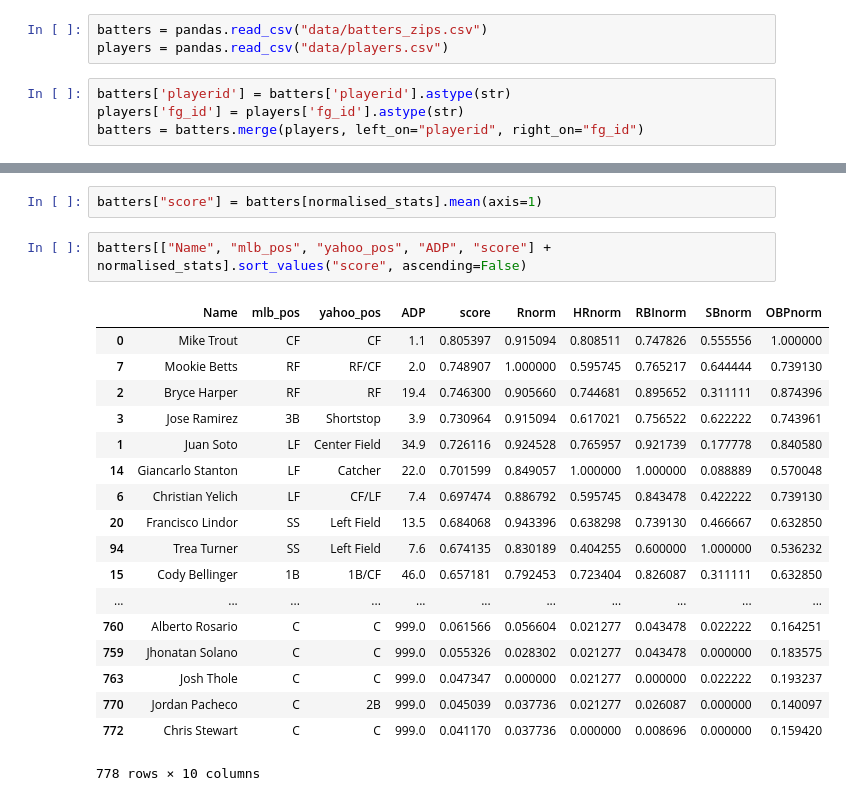
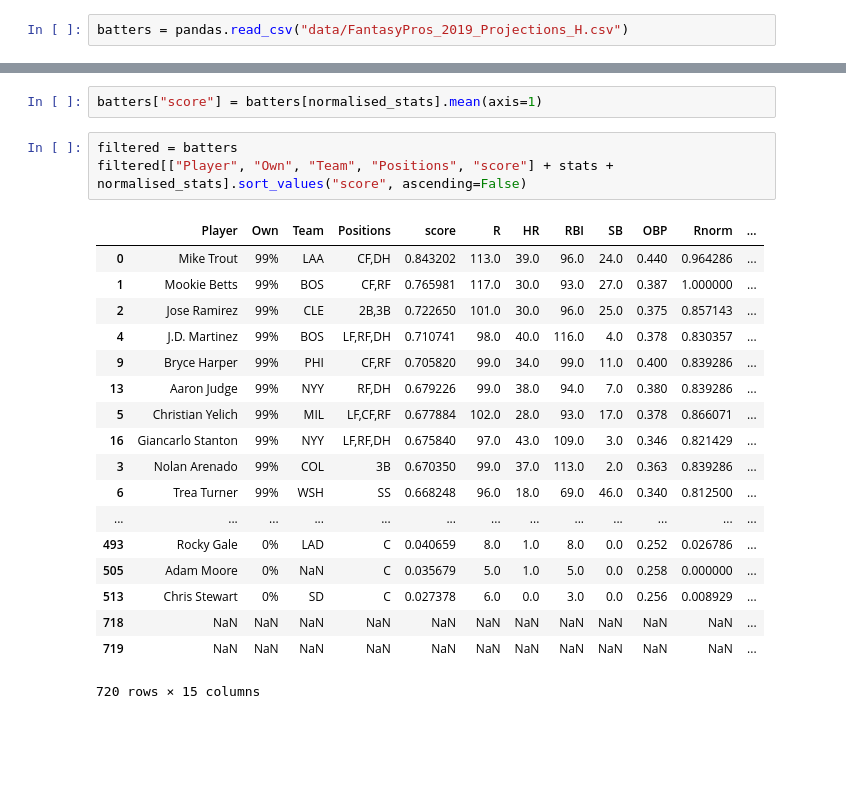
Before and after one commit to danpker/fantasy-notebook, a Jupyter notebook: batters.ipynb, the cells around one changed output, grey strips where cells are left out. Drawn from its saved outputs; the diff is of its cells as text; blank space fills up the shorter version.

Commit message:
Re do data

```diff
--- a/batters.ipynb
+++ b/batters.ipynb
@@ -2,12 +2,7 @@
 import pandas
 from sklearn import preprocessing
 # %%
-batters = pandas.read_csv("data/batters_zips.csv")
-players = pandas.read_csv("data/players.csv")
+batters = pandas.read_csv("data/FantasyPros_2019_Projections_H.csv")
-# %%
-batters['playerid'] = batters['playerid'].astype(str)
-players['fg_id'] = players['fg_id'].astype(str)
-batters = batters.merge(players, left_on="playerid", right_on="fg_id")
 # %%
 stats = ["R", "HR", "RBI", "SB", "OBP"]
 normalised_stats = ["{}norm".format(col) for col in stats]
@@ -21,23 +16,24 @@ batters = batters.join(normalised, rsuffix="norm")
 # %%
 batters["score"] = batters[normalised_stats].mean(axis=1)
 # %%
-batters[["Name", "mlb_pos", "yahoo_pos", "ADP", "score"] + normalised_stats].sort_values("score", ascending=False)
+filtered = batters
+filtered[["Player", "Own", "Team", "Positions", "score"] + stats + normalised_stats].sort_values("score", ascending=False)
 # %% [output]
-|  | Name | mlb_pos | yahoo_pos | ADP | score | Rnorm | HRnorm | RBInorm | SBnorm | OBPnorm |
-| 0 | Mike Trout | CF | CF | 1.1 | 0.805397 | 0.915094 | 0.808511 | 0.747826 | 0.555556 | 1.000000 |
-| 7 | Mookie Betts | RF | RF/CF | 2.0 | 0.748907 | 1.000000 | 0.595745 | 0.765217 | 0.644444 | 0.739130 |
-| 2 | Bryce Harper | RF | RF | 19.4 | 0.746300 | 0.905660 | 0.744681 | 0.895652 | 0.311111 | 0.874396 |
-| 3 | Jose Ramirez | 3B | Shortstop | 3.9 | 0.730964 | 0.915094 | 0.617021 | 0.756522 | 0.622222 | 0.743961 |
-| 1 | Juan Soto | LF | Center Field | 34.9 | 0.726116 | 0.924528 | 0.765957 | 0.921739 | 0.177778 | 0.840580 |
-| 14 | Giancarlo Stanton | LF | Catcher | 22.0 | 0.701599 | 0.849057 | 1.000000 | 1.000000 | 0.088889 | 0.570048 |
-| 6 | Christian Yelich | LF | CF/LF | 7.4 | 0.697474 | 0.886792 | 0.595745 | 0.843478 | 0.422222 | 0.739130 |
-| 20 | Francisco Lindor | SS | Left Field | 13.5 | 0.684068 | 0.943396 | 0.638298 | 0.739130 | 0.466667 | 0.632850 |
-| 94 | Trea Turner | SS | Left Field | 7.6 | 0.674135 | 0.830189 | 0.404255 | 0.600000 | 1.000000 | 0.536232 |
-| 15 | Cody Bellinger | 1B | 1B/CF | 46.0 | 0.657181 | 0.792453 | 0.723404 | 0.826087 | 0.311111 | 0.632850 |
-| ... | ... | ... | ... | ... | ... | ... | ... | ... | ... | ... |
-| 760 | Alberto Rosario | C | C | 999.0 | 0.061566 | 0.056604 | 0.021277 | 0.043478 | 0.022222 | 0.164251 |
-| 759 | Jhonatan Solano | C | C | 999.0 | 0.055326 | 0.028302 | 0.021277 | 0.043478 | 0.000000 | 0.183575 |
-| 763 | Josh Thole | C | C | 999.0 | 0.047347 | 0.000000 | 0.021277 | 0.000000 | 0.022222 | 0.193237 |
-| 770 | Jordan Pacheco | C | 2B | 999.0 | 0.045039 | 0.037736 | 0.021277 | 0.026087 | 0.000000 | 0.140097 |
-| 772 | Chris Stewart | C | C | 999.0 | 0.041170 | 0.037736 | 0.000000 | 0.008696 | 0.000000 | 0.159420 |
+|  | Player | Own | Team | Positions | score | R | HR | RBI | SB | OBP | Rnorm | ... |
+| 0 | Mike Trout | 99% | LAA | CF,DH | 0.843202 | 113.0 | 39.0 | 96.0 | 24.0 | 0.440 | 0.964286 | ... |
+| 1 | Mookie Betts | 99% | BOS | CF,RF | 0.765981 | 117.0 | 30.0 | 93.0 | 27.0 | 0.387 | 1.000000 | ... |
+| 2 | Jose Ramirez | 99% | CLE | 2B,3B | 0.722650 | 101.0 | 30.0 | 96.0 | 25.0 | 0.375 | 0.857143 | ... |
+| 4 | J.D. Martinez | 99% | BOS | LF,RF,DH | 0.710741 | 98.0 | 40.0 | 116.0 | 4.0 | 0.378 | 0.830357 | ... |
+| 9 | Bryce Harper | 99% | PHI | CF,RF | 0.705820 | 99.0 | 34.0 | 99.0 | 11.0 | 0.400 | 0.839286 | ... |
+| 13 | Aaron Judge | 99% | NYY | RF,DH | 0.679226 | 99.0 | 38.0 | 94.0 | 7.0 | 0.380 | 0.839286 | ... |
+| 5 | Christian Yelich | 99% | MIL | LF,CF,RF | 0.677884 | 102.0 | 28.0 | 93.0 | 17.0 | 0.378 | 0.866071 | ... |
+| 16 | Giancarlo Stanton | 99% | NYY | LF,RF,DH | 0.675840 | 97.0 | 43.0 | 109.0 | 3.0 | 0.346 | 0.821429 | ... |
+| 3 | Nolan Arenado | 99% | COL | 3B | 0.670350 | 99.0 | 37.0 | 113.0 | 2.0 | 0.363 | 0.839286 | ... |
+| 6 | Trea Turner | 99% | WSH | SS | 0.668248 | 96.0 | 18.0 | 69.0 | 46.0 | 0.340 | 0.812500 | ... |
+| ... | ... | ... | ... | ... | ... | ... | ... | ... | ... | ... | ... | ... |
+| 493 | Rocky Gale | 0% | LAD | C | 0.040659 | 8.0 | 1.0 | 8.0 | 0.0 | 0.252 | 0.026786 | ... |
+| 505 | Adam Moore | 0% | NaN | C | 0.035679 | 5.0 | 1.0 | 5.0 | 0.0 | 0.258 | 0.000000 | ... |
+| 513 | Chris Stewart | 0% | SD | C | 0.027378 | 6.0 | 0.0 | 3.0 | 0.0 | 0.256 | 0.008929 | ... |
+| 718 | NaN | NaN | NaN | NaN | NaN | NaN | NaN | NaN | NaN | NaN | NaN | ... |
+| 719 | NaN | NaN | NaN | NaN | NaN | NaN | NaN | NaN | NaN | NaN | NaN | ... |
-778 rows × 10 columns
+720 rows × 15 columns
```
Also changed, not shown: parts of 2 cells of this notebook, 16 other files.
